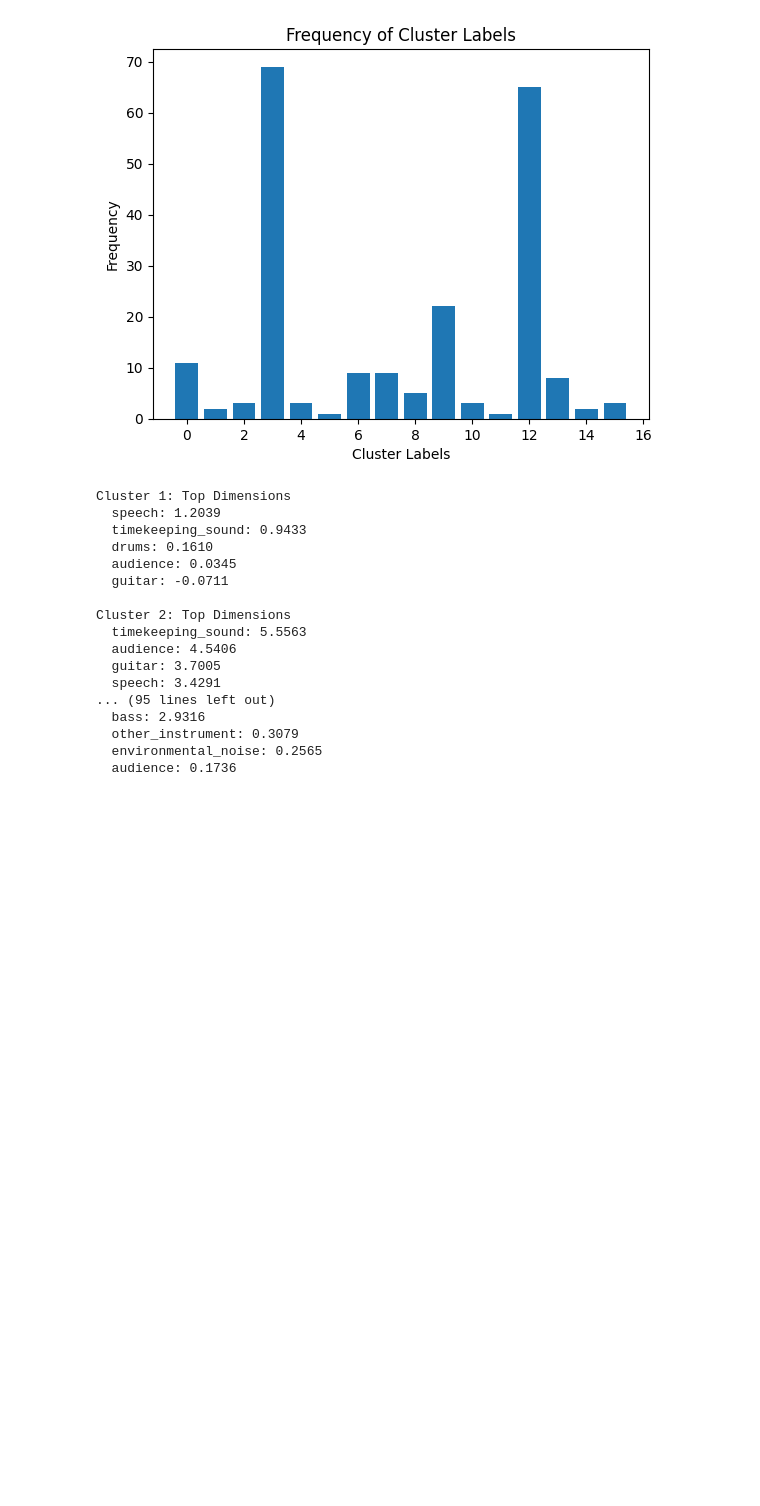
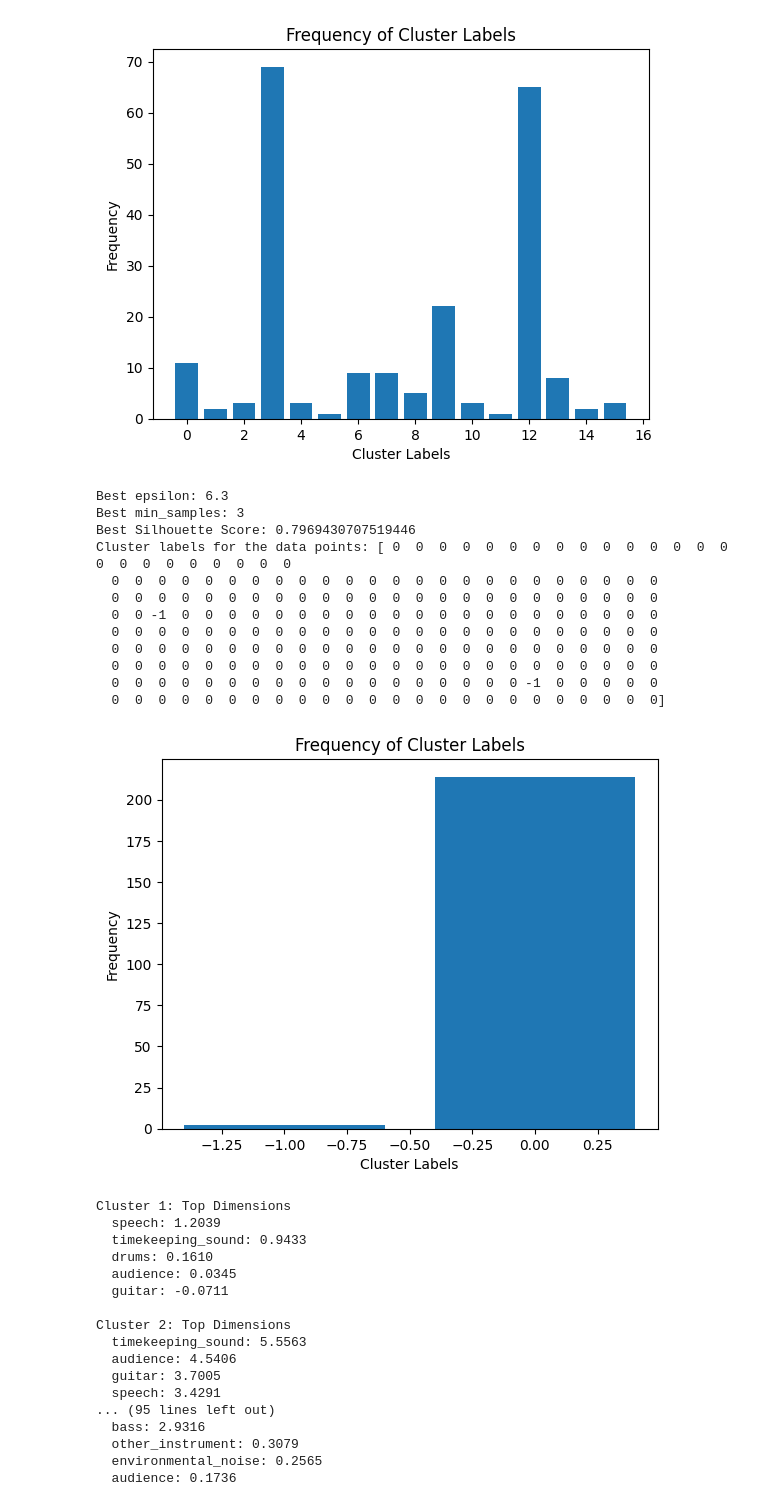
Before and after one commit to joris-vaneyghen/mss-jazz-playalong, a Jupyter notebook: segmentation/cluster_segments.ipynb, the cells around one changed output. Drawn from its saved outputs; the diff is of its cells as text; code cells hidden in the pictures; blank space fills up the shorter version.

```diff
--- a/segmentation/cluster_segments.ipynb
+++ b/segmentation/cluster_segments.ipynb
@@ -190,6 +192,73 @@ Cluster labels for the data points: [15  6  6 15  2  2  8  8  2  8 12 14  6  6 1
   3  9  3 12  9  9  3  7  3 12  9  9  9  9  9  9 12  3 11  3  3  9 12  0
  12 12  3  3 12  3  9  3 12  3 12  3  3  3  3  9  3  3  9  3 12  0  0 12]
 [figure]
+# %%
+# cluster data=normalized_features now with DBSCAN instead of kmeans
+
+import matplotlib.pyplot as plt
+import numpy as np
+from sklearn.cluster import DBSCAN
+from sklearn.metrics import silhouette_score
+
+# Data is already normalized_features
+
+# Perform DBSCAN clustering with different values of eps and min_samples
+eps_range = np.arange(0.1, 10, 0.1)  # Example range of epsilon values
+min_samples_range = range(3, 5)  # Example range of min_samples values
+
+best_silhouette_score = -1
+best_eps = None
+best_min_samples = None
+best_labels = None
+
+for eps in eps_range:
+    for min_samples in min_samples_range:
+        dbscan = DBSCAN(eps=eps, min_samples=min_samples)
+        labels = dbscan.fit_predict(data)
+
+        # Ignore noisy samples (-1) for silhouette calculation
+        if len(np.unique(labels)) > 1:
+            silhouette_avg = silhouette_score(data, labels, metric='euclidean')
+
+            if silhouette_avg > best_silhouette_score:
+                best_silhouette_score = silhouette_avg
+                best_eps = eps
+                best_min_samples = min_samples
+                best_labels = labels
+
+print(f"Best epsilon: {best_eps}")
+print(f"Best min_samples: {best_min_samples}")
+print(f"Best Silhouette Score: {best_silhouette_score}")
+
+# Perform DBSCAN clustering with the best parameters
+dbscan = DBSCAN(eps=best_eps, min_samples=best_min_samples)
+labels = dbscan.fit_predict(data)
+
+# Print cluster labels for each sample
+print("Cluster labels for the data points:", labels)
+
+unique_labels, label_counts = np.unique(labels, return_counts=True)
+
+# Plot the frequencies of labels
+plt.bar(unique_labels, label_counts)
+plt.xlabel('Cluster Labels')
+plt.ylabel('Frequency')
+plt.title('Frequency of Cluster Labels')
+plt.show()
+# %% [output]
+Best epsilon: 6.3
+Best min_samples: 3
+Best Silhouette Score: 0.7969430707519446
+Cluster labels for the data points: [ 0  0  0  0  0  0  0  0  0  0  0  0  0  0  0  0  0  0  0  0  0  0  0  0
+  0  0  0  0  0  0  0  0  0  0  0  0  0  0  0  0  0  0  0  0  0  0  0  0
+  0  0  0  0  0  0  0  0  0  0  0  0  0  0  0  0  0  0  0  0  0  0  0  0
+  0  0 -1  0  0  0  0  0  0  0  0  0  0  0  0  0  0  0  0  0  0  0  0  0
+  0  0  0  0  0  0  0  0  0  0  0  0  0  0  0  0  0  0  0  0  0  0  0  0
+  0  0  0  0  0  0  0  0  0  0  0  0  0  0  0  0  0  0  0  0  0  0  0  0
+  0  0  0  0  0  0  0  0  0  0  0  0  0  0  0  0  0  0  0  0  0  0  0  0
+  0  0  0  0  0  0  0  0  0  0  0  0  0  0  0  0  0  0 -1  0  0  0  0  0
+  0  0  0  0  0  0  0  0  0  0  0  0  0  0  0  0  0  0  0  0  0  0  0  0]
+[figure, added]
 # %%
 # for each clustercenter print largest dimensions. Use the dimension_names
 
```
Also changed, not shown: parts of 2 cells of this notebook.
